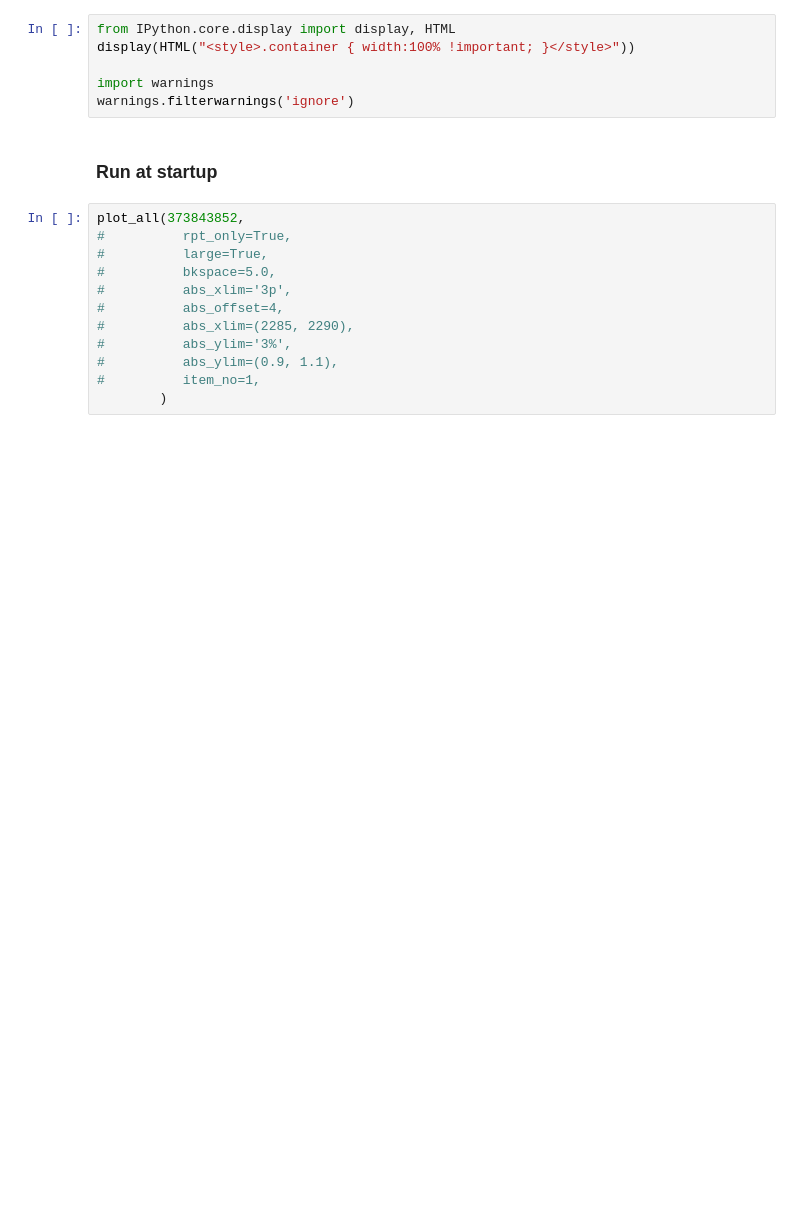
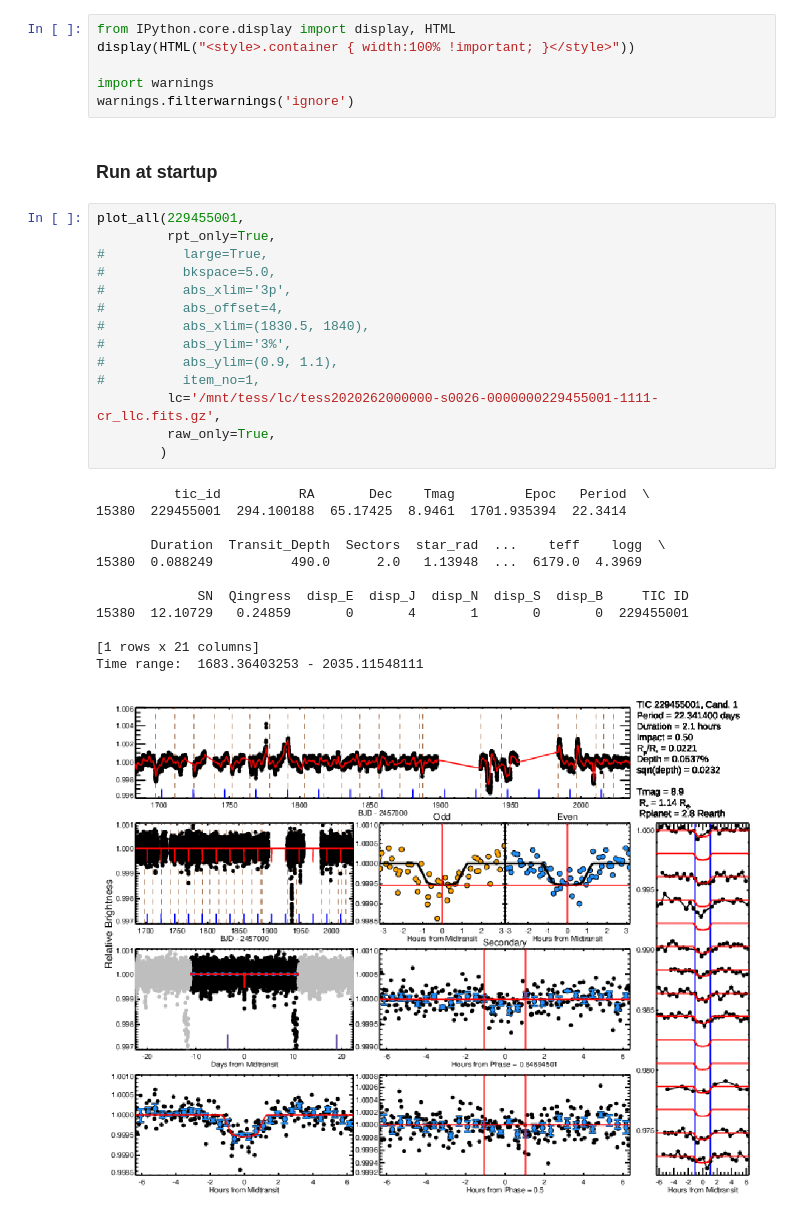
Before and after one commit to mit-kavli-institute/astronet-triage, a Jupyter notebook: Lightcurve.ipynb, the cells around one changed output. Drawn from its saved outputs; the diff is of its cells as text; blank space fills up the shorter version.

```diff
--- a/Lightcurve.ipynb
+++ b/Lightcurve.ipynb
@@ -7,14 +7,29 @@ warnings.filterwarnings('ignore')
 # %% [markdown]
 ### Run at startup
 # %%
-plot_all(373843852,
-#          rpt_only=True,
+plot_all(229455001,
+         rpt_only=True,
 #          large=True,
 #          bkspace=5.0,
 #          abs_xlim='3p',
 #          abs_offset=4,
-#          abs_xlim=(2285, 2290),
+#          abs_xlim=(1830.5, 1840),
 #          abs_ylim='3%',
 #          abs_ylim=(0.9, 1.1),
 #          item_no=1,
+         lc='/mnt/tess/lc/tess2020262000000-s0026-0000000229455001-1111-cr_llc.fits.gz',
+         raw_only=True,
         )
+# %% [output]
+          tic_id          RA       Dec    Tmag         Epoc   Period  \
+15380  229455001  294.100188  65.17425  8.9461  1701.935394  22.3414
+
+       Duration  Transit_Depth  Sectors  star_rad  ...    teff    logg  \
+15380  0.088249          490.0      2.0   1.13948  ...  6179.0  4.3969
+
+             SN  Qingress  disp_E  disp_J  disp_N  disp_S  disp_B     TIC ID
+15380  12.10729   0.24859       0       4       1       0       0  229455001
+
+[1 rows x 21 columns]
+Time range:  1683.36403253 - 2035.11548111
+[figure, added]
```
Also changed, not shown: parts of 2 cells of this notebook, 11 other files.
